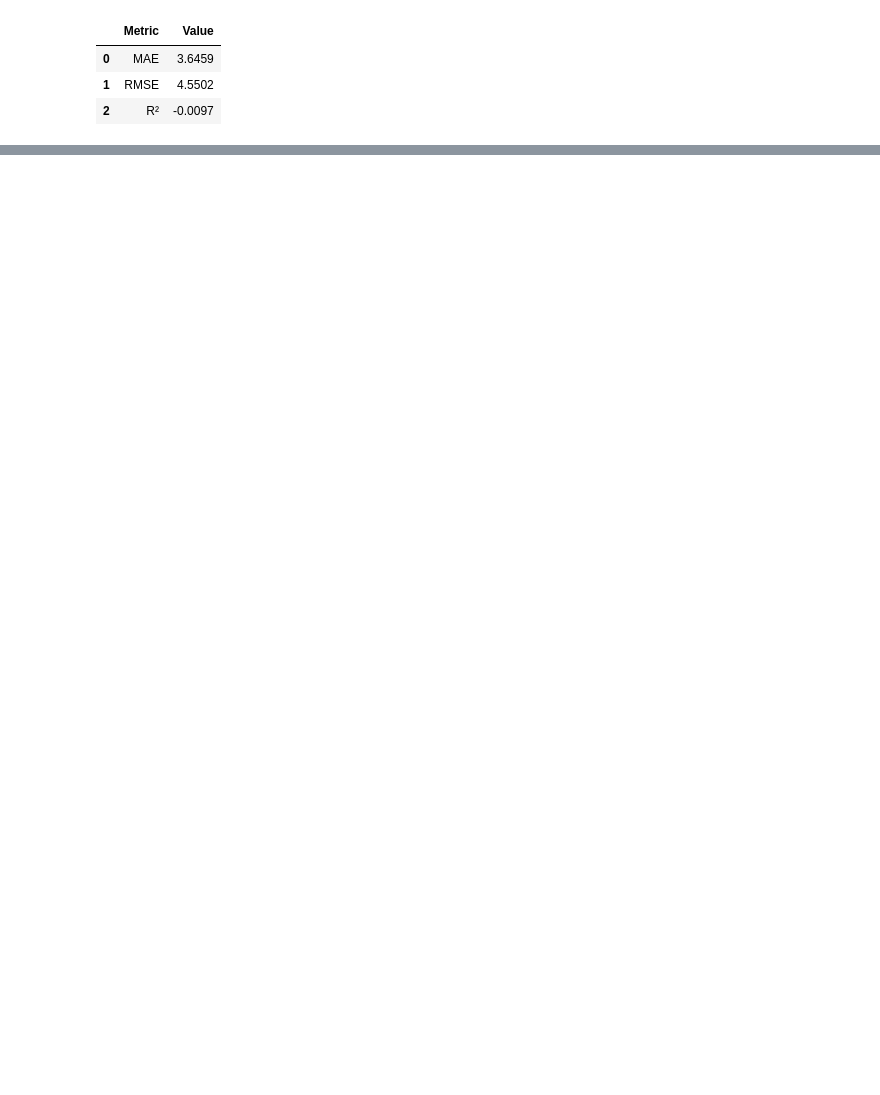
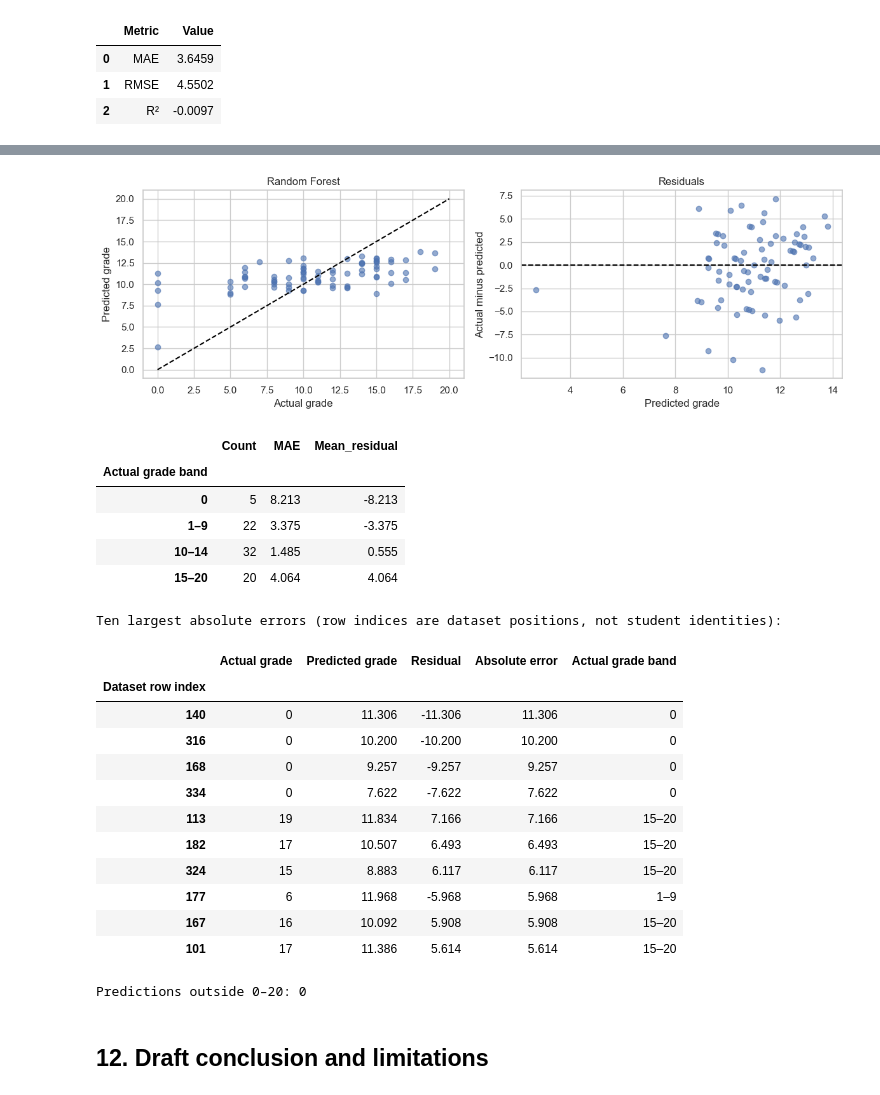
Before and after one commit to ymstack/ct4101-machine_learning, a Jupyter notebook: notebooks/student_performance_ml.ipynb, the cells around one changed output, grey strips where cells are left out. Drawn from its saved outputs; the diff is of its cells as text; code cells hidden in the pictures; blank space fills up the shorter version.

```diff
--- a/notebooks/student_performance_ml.ipynb
+++ b/notebooks/student_performance_ml.ipynb
@@ -274,0 +392,57 @@ On the test set, the baseline has an MAE of **3.6459 grade points**, so its pred
+# %%
+selected_predictions = test_predictions[selected_name]
+errors = pd.DataFrame({
+    'Actual grade': y_test,
+    'Predicted grade': selected_predictions
+})
+errors.index.name = 'Dataset row index'
+errors['Residual'] = errors['Actual grade'] - errors['Predicted grade']
+errors['Absolute error'] = errors['Residual'].abs()
+errors['Actual grade band'] = pd.cut(
+    errors['Actual grade'], bins=[-1, 0, 9, 14, 20],
+    labels=['0', '1–9', '10–14', '15–20']
+)
+
+fig, axes = plt.subplots(1, 2, figsize=(12, 4))
+axes[0].scatter(errors['Actual grade'], errors['Predicted grade'], alpha=0.6)
+axes[0].plot([0, 20], [0, 20], '--', color='black')
+axes[0].set(xlabel='Actual grade', ylabel='Predicted grade', title=selected_name)
+axes[1].scatter(errors['Predicted grade'], errors['Residual'], alpha=0.6)
+axes[1].axhline(0, linestyle='--', color='black')
+axes[1].set(xlabel='Predicted grade', ylabel='Actual minus predicted', title='Residuals')
+plt.tight_layout()
+plt.show()
+
+grade_errors = errors.groupby('Actual grade band', observed=False).agg(
+    Count=('Absolute error', 'size'),
+    MAE=('Absolute error', 'mean'),
+    Mean_residual=('Residual', 'mean')
+)
+display(grade_errors.round(3))
+print('Ten largest absolute errors (row indices are dataset positions, not student identities):')
+display(errors.nlargest(10, 'Absolute error').round(3))
+print('Predictions outside 0–20:', int(((selected_predictions < 0) | (selected_predictions > 20)).sum()))
+# %% [output]
+[figure, added]
+|  | Count | MAE | Mean_residual |
+| Actual grade band |  |  |  |
+| 0 | 5 | 8.213 | -8.213 |
+| 1–9 | 22 | 3.375 | -3.375 |
+| 10–14 | 32 | 1.485 | 0.555 |
+| 15–20 | 20 | 4.064 | 4.064 |
+Ten largest absolute errors (row indices are dataset positions, not student identities):
+|  | Actual grade | Predicted grade | Residual | Absolute error | Actual grade band |
+| Dataset row index |  |  |  |  |  |
+| 140 | 0 | 11.306 | -11.306 | 11.306 | 0 |
+| 316 | 0 | 10.200 | -10.200 | 10.200 | 0 |
+| 168 | 0 | 9.257 | -9.257 | 9.257 | 0 |
+| 334 | 0 | 7.622 | -7.622 | 7.622 | 0 |
+| 113 | 19 | 11.834 | 7.166 | 7.166 | 15–20 |
+| 182 | 17 | 10.507 | 6.493 | 6.493 | 15–20 |
+| 324 | 15 | 8.883 | 6.117 | 6.117 | 15–20 |
+| 177 | 6 | 11.968 | -5.968 | 5.968 | 1–9 |
+| 167 | 16 | 10.092 | 5.908 | 5.908 | 15–20 |
+| 101 | 17 | 11.386 | 5.614 | 5.614 | 15–20 |
+Predictions outside 0–20: 0
+# %% [markdown]
+## 12. Draft conclusion and limitations
```
Also changed, not shown: parts of 14 cells of this notebook, 2 other files.
